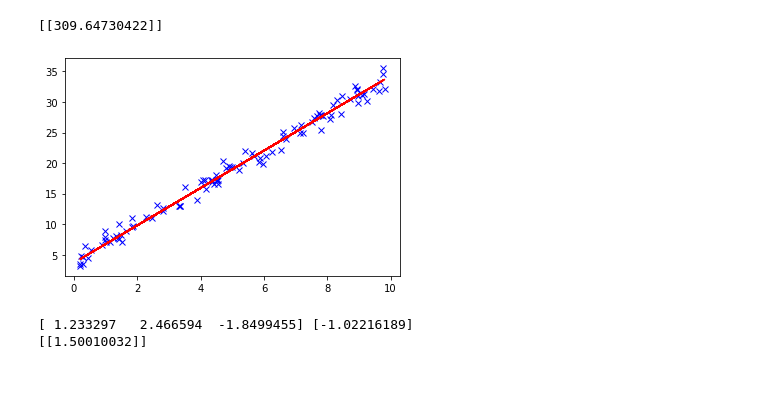
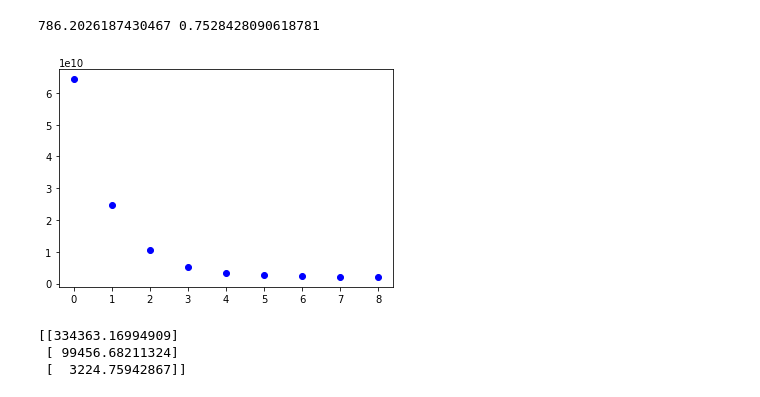
Before and after one commit to Kamil-Jan/Machine_Learning, a Jupyter notebook: Linear_Regression/gradient_descent.ipynb, the cells around one changed output. Drawn from its saved outputs; the diff is of its cells as text; code cells hidden in the pictures.

```diff
--- a/Linear_Regression/gradient_descent.ipynb
+++ b/Linear_Regression/gradient_descent.ipynb
@@ -54,3 +54,12 @@ class Model:
-# %%
-X = 10 * np.random.rand(100,1)
-y = 4 + 3 * X + np.random.randn(100,1)
+# %%
+def feature_normalization(X):
+    X_norm = 0
+    mu = np.mean(X, axis=0)
+    sigma = np.std(X, axis=0)
+
+    X_norm = X - mu
+    X_norm = X_norm / sigma
+    return X_norm, mu, sigma
+
+def convert_values(values, sigma, mu):
+    return (values - mu) / sigma
@@ -67,9 +117,21 @@ m.gradient_descent(1000, plot=True, plot_freq=100)
+# %%
+data = pd.read_csv("ex1data2.csv")
+X = data[["x1", "x2"]].to_numpy()
+y = data[["y"]].to_numpy()
+# %%
+X_n, mu, sigma = feature_normalization(X)
+# %% [output]
+786.2026187430467 0.7528428090618781
+# %%
+m = Model(X_n, y, 0.01)
+J_history = m.gradient_descent(401)
+plt.plot(J_history[::50], 'bo')
+plt.show()
+# %% [output]
+[figure, added]
 # %%
-print(m.hypothesis([[100]]))
+print(m.theta)
 # %% [output]
-[[309.64730422]]
+[[334363.16994909]
+ [ 99456.68211324]
+ [  3224.75942867]]
-# %%
-plt.plot(X, y, 'bx', X, m.hypothesis(X), 'r-')
-plt.show()
-# %% [output]
-[figure, removed]
@@ -82,7 +137,0 @@ m.gradient_descent(1_750)
-# %%
-n = 78
-print(X[n], y[n])
-print(m.hypothesis([X[n]]))
-# %% [output]
-[ 1.233297   2.466594  -1.8499455] [-1.02216189]
-[[1.50010032]]
```
Also changed, not shown: parts of 15 cells of this notebook, 2 other files.
